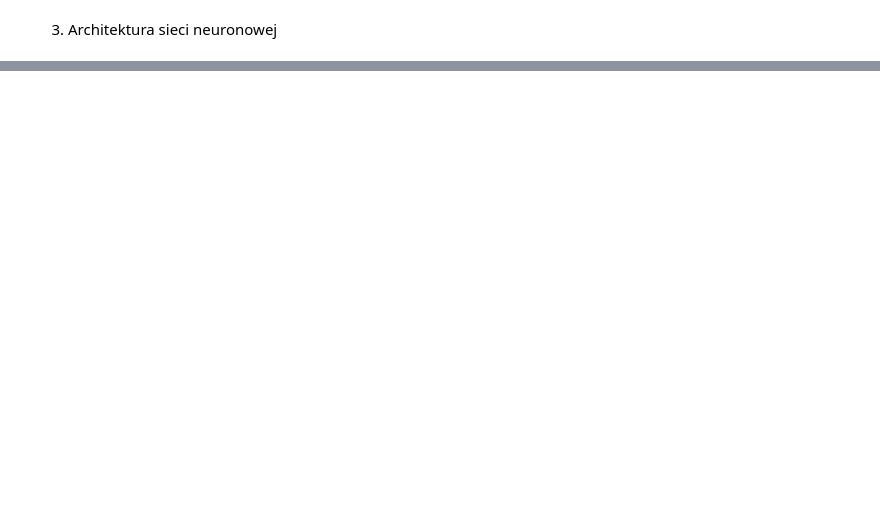
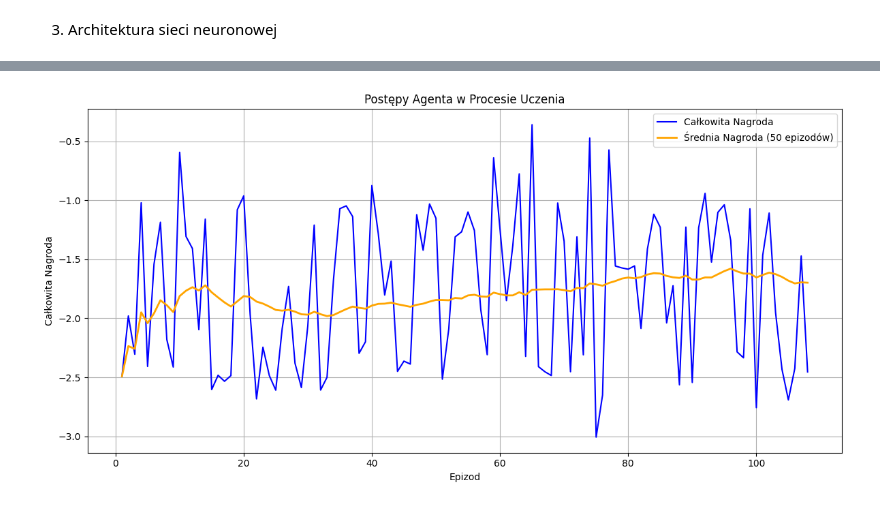
Before and after one commit to wikto-100/marioiluigi, a Jupyter notebook: machine_learning/model1/src/concept_model.ipynb, the cells around one changed output, grey strips where cells are left out. Drawn from its saved outputs; the diff is of its cells as text; code cells hidden in the pictures; blank space fills up the shorter version.

Commit message:
Działający pierwszy model ze stockfishem

```diff
--- a/machine_learning/model1/src/concept_model.ipynb
+++ b/machine_learning/model1/src/concept_model.ipynb
@@ -109,20 +185,2 @@ tensor([[[ 0.,  0.,  0.,  0.,  0.,  0.,  0.,  0.],
 # %% [markdown]
 2. Przestrzeń możliwych działań
-# %%
-def get_action_mask(board):
-    action_mask = torch.zeros((8, 8, 8, 8), dtype=torch.float32)
-
-    for move in board.legal_moves:
-        from_square = move.from_square
-        to_square = move.to_square
-
-        from_row, from_col = divmod(from_square, 8)
-        to_row, to_col = divmod(to_square, 8)
-
-        action_mask[from_row, from_col, to_row, to_col] = 1.0
-
-    return action_mask
-
-action_mask = get_action_mask(board)
-print("Kształt maski: ", action_mask.shape)
-action_mask
@@ -197,0 +650,62 @@ class LuigiCNN(nn.Module):
+# %%
+import matplotlib.pyplot as plt
+import numpy as np
+# Ustawienia treningu
+NUM_EPISODES = 1000 # Liczba epizodów do treningu
+MAX_MOVES = 100      # Maksymalna liczba ruchów w grze
+AGENT_COLOR = chess.WHITE  # Kolor agenta (chess.WHITE lub chess.BLACK)
+DEVICE = 'cuda' if torch.cuda.is_available() else 'cpu'  # Użyj GPU, jeśli jest dostępne
+
+# Ścieżka do pliku zapisu modelu
+SAVE_PATH = 'chess_agent_checkpoint.pth'
+
+# Opcjonalnie: Ścieżka do pliku z zapisanym modelem do załadowania
+LOAD_CHECKPOINT = None  # np. 'chess_agent_checkpoint.pth'
+
+# Rozpoczęcie treningu i przypisanie wyników
+rewards_history, moving_avg = train_agent(num_episodes=NUM_EPISODES,
+                                         max_moves=MAX_MOVES,
+                                         agent_color=AGENT_COLOR,
+                                         device=DEVICE,
+                                         save_every=100,
+                                         save_path=SAVE_PATH,
+                                         load_checkpoint=LOAD_CHECKPOINT)
+
+# Sprawdzenie, czy zmienne rewards_history i moving_avg są dostępne
+if 'rewards_history' in globals() and 'moving_avg' in globals():
+    episodes = range(1, len(rewards_history) + 1)
+    plt.figure(figsize=(12, 6))
+
+    # Wykres całkowitej nagrody
+    plt.plot(episodes, rewards_history, label='Całkowita Nagroda', color='blue')
+
+    # Wykres średniej nagrody (moving average)
+    plt.plot(episodes, moving_avg, label='Średnia Nagroda (50 epizodów)', color='orange', linewidth=2)
+
+    # Dodatkowe elementy wykresu
+    plt.xlabel('Epizod')
+    plt.ylabel('Całkowita Nagroda')
+    plt.title('Postępy Agenta w Procesie Uczenia')
+    plt.legend()
+    plt.grid(True)
+    plt.tight_layout()
+    plt.show()
+
+elif 'rewards_history' in globals():
+    # Jeśli dostępna jest tylko rewards_history
+    episodes = range(1, len(rewards_history) + 1)
+    plt.figure(figsize=(12, 6))
+
+    plt.plot(episodes, rewards_history, label='Całkowita Nagroda', color='blue')
+
+    plt.xlabel('Epizod')
+    plt.ylabel('Całkowita Nagroda')
+    plt.title('Postępy Agenta w Procesie Uczenia')
+    plt.legend()
+    plt.grid(True)
+    plt.tight_layout()
+    plt.show()
+
+else:
+    print("Brak danych do wizualizacji. Upewnij się, że zmienne 'rewards_history' i/lub 'moving_avg' są dostępne.")
+# %% [output]
@@ -197,0 +729 @@ class LuigiCNN(nn.Module):
+[figure, added]
```
Also changed, not shown: parts of 15 cells of this notebook, 2 other files.
